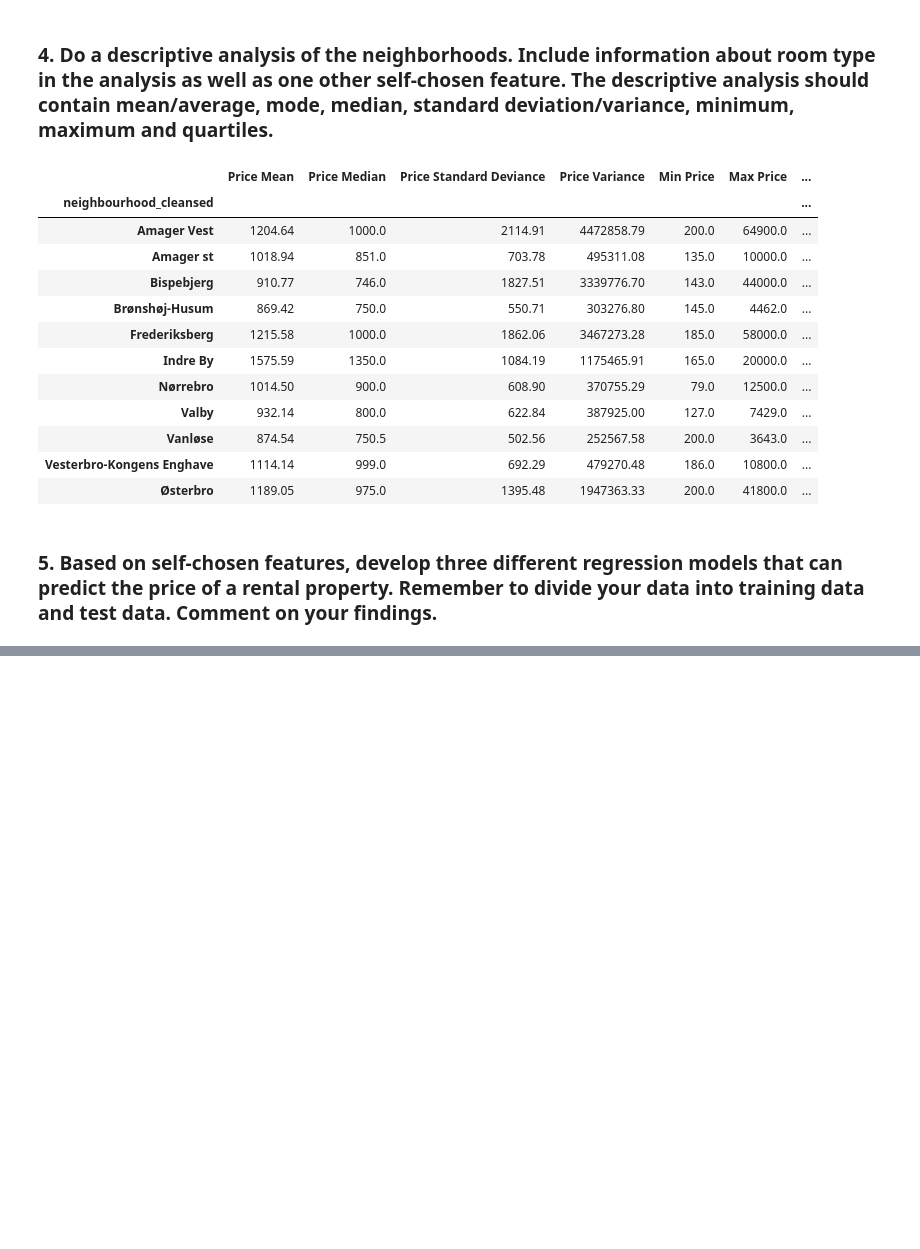
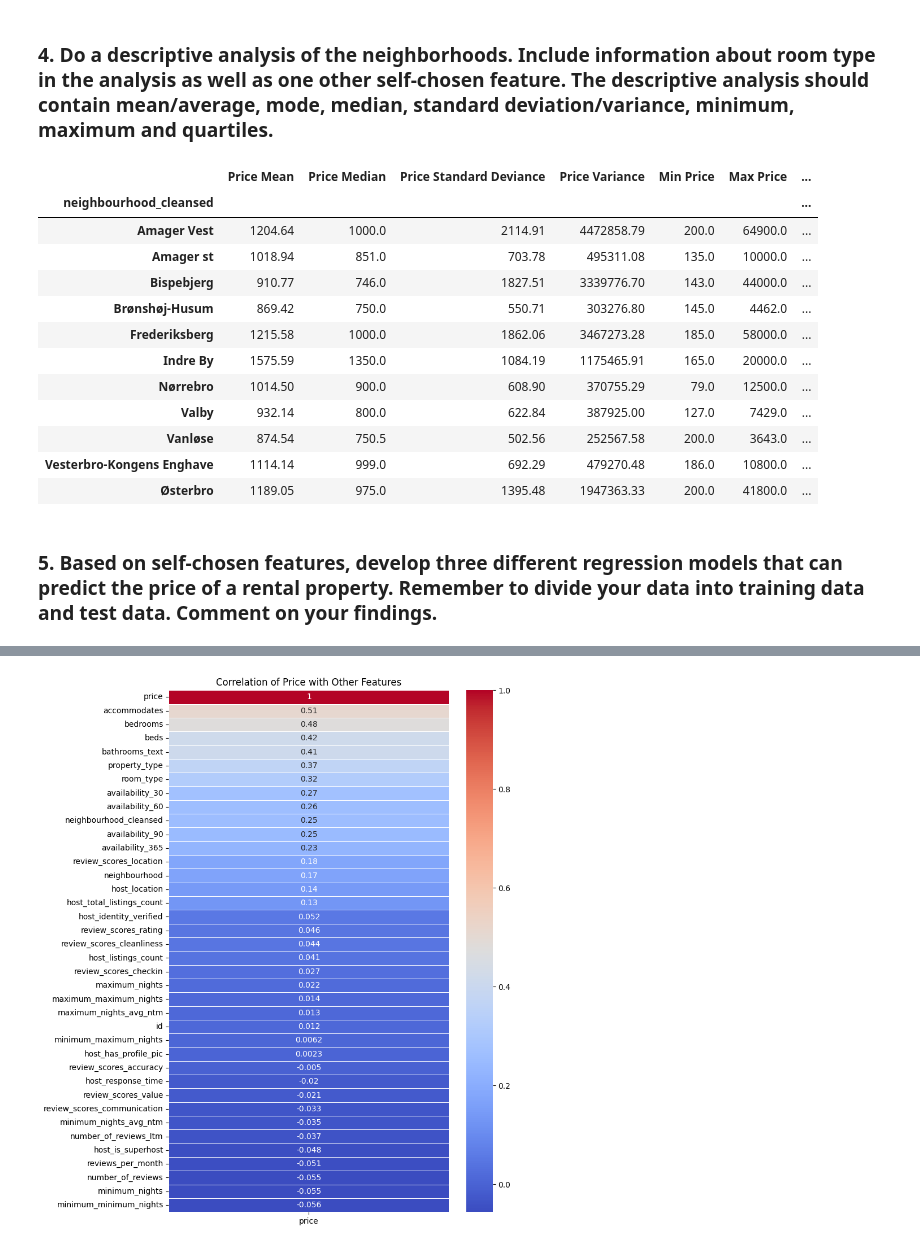
Before and after one commit to EarthOddity/mal-assignments, a Jupyter notebook: Assignment1Mal/1. Getting started - Copenhagen Airbnb.ipynb, the cells around one changed output, grey strips where cells are left out. Saved outputs shown, nothing was run; the diff lists cells and outputs as text; code cells hidden in the pictures; blank space fills up the shorter version.

```diff
--- a/Assignment1Mal/1. Getting started - Copenhagen Airbnb.ipynb
+++ b/Assignment1Mal/1. Getting started - Copenhagen Airbnb.ipynb
@@ -353,0 +270,92 @@ See the caveats in the documentation: https://pandas.pydata.org/pandas-docs/stab
+# %%
+import pandas as pd
+import seaborn as sns
+import matplotlib.pyplot as plt
+
+dataCorrelation = pd.read_csv('listings.csv')
+dataCorrelation_limited = dataCorrelation[["id",
+    "price",
+    "host_listings_count",
+    "host_total_listings_count",
+    "accommodates",
+    "bedrooms",
+    "beds",
+    "minimum_nights",
+    "maximum_nights",
+    "minimum_minimum_nights",
+    "minimum_maximum_nights",
+    "maximum_maximum_nights",
+    "minimum_nights_avg_ntm",
+    "maximum_nights_avg_ntm",
+    "availability_30",
+    "availability_60",
+    "availability_90",
+    "availability_365",
+    "number_of_reviews",
+    "number_of_reviews_ltm",
+    "review_scores_rating",
+    "review_scores_accuracy",
+    "review_scores_cleanliness",
+    "review_scores_checkin",
+    "review_scores_communication",
+    "review_scores_location",
+    "review_scores_value",
+    "reviews_per_month",
+    "neighbourhood",
+    "property_type",
+    "host_location",
+    "room_type",
+    "neighbourhood_cleansed",
+    "host_response_time",
+    "bathrooms_text",
+    "host_has_profile_pic",
+    "host_identity_verified",
+    "host_is_superhost"]]
+
+dataCorrelation_limited.loc[:, 'price'] = dataCorrelation_limited['price'].replace('[\$,]', '', regex=True).astype(float)
+dataCorrelation_limited.loc[:, 'host_has_profile_pic'] = dataCorrelation_limited['host_has_profile_pic'].replace({'f': 0, 't': 1}, regex=True).astype(float)
+dataCorrelation_limited.loc[:, 'host_identity_verified'] = dataCorrelation_limited['host_identity_verified'].replace({'f': 0, 't': 1}, regex=True).astype(float)
+dataCorrelation_limited.loc[:, 'host_is_superhost'] = dataCorrelation_limited['host_is_superhost'].replace({'f': 0, 't': 1}, regex=True).astype(float)
+
+
+def encode_string_columns(df, columns, target_column='price'):
+    """Encodes string columns by sorting categories by their average price."""
+    for col in columns:
+    # Compute the average price for each category
+        avg_price_per_category = df.groupby(col)[target_column].mean().sort_values()
+
+        # Create a mapping from category to rank (based on average price)
+        mapping = {category: idx for idx, category in enumerate(avg_price_per_category.index)}
+
+        # Replace the column with the numeric labels based on the mapping
+        df.loc[:, col] = df[col].map(mapping)
+
+        print(f"Mapping for {col} (based on average {target_column}): {mapping}")
+
+    return df
+
+# List of string columns we want to encode
+string_columns = ['neighbourhood','property_type','host_location', 'room_type', 'neighbourhood_cleansed','host_response_time', "bathrooms_text",]
+
+# Apply the encoding function to the DataFrame
+dataCorrelation_limited_encoded = encode_string_columns(dataCorrelation_limited, string_columns)
+dataCorrelation_limited_encoded = dataCorrelation_limited_encoded.dropna()
+
+# Print the encoded DataFrame
+print("\nEncoded DataFrame:")
+
+correlation_matrix = dataCorrelation_limited_encoded.corr(numeric_only=True)
+# Extract only the correlation of 'price' with other columns
+price_correlation = correlation_matrix[['price']].sort_values(by='price', ascending=False)
+
+# Print correlations with price
+print(price_correlation)
+
+# Visualize the heatmap for price correlation with other features
+plt.figure(figsize=(8, 12))  # Adjust size for better readability
+sns.heatmap(price_correlation, annot=True, cmap='coolwarm', cbar=True, linewidths=0.5)
+
+# Show the plot
+plt.title('Correlation of Price with Other Features')
+plt.show()
+# %% [output]
@@ -354,2 +396,3 @@ See the caveats in the documentation: https://pandas.pydata.org/pandas-docs/stab
+[figure, added]
 # %%
 import pandas as pd
```
Also changed, not shown: parts of 6 cells of this notebook.
